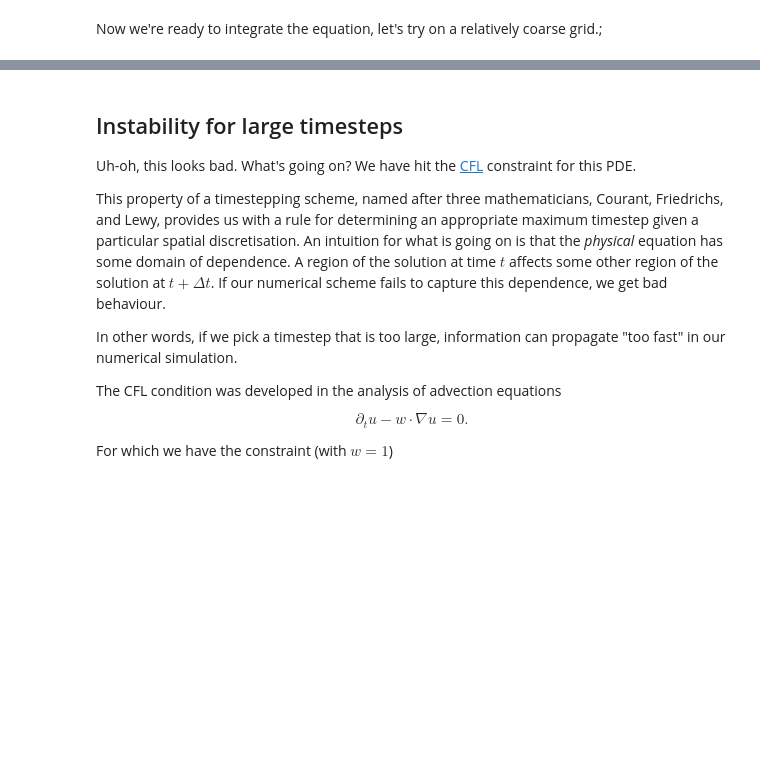
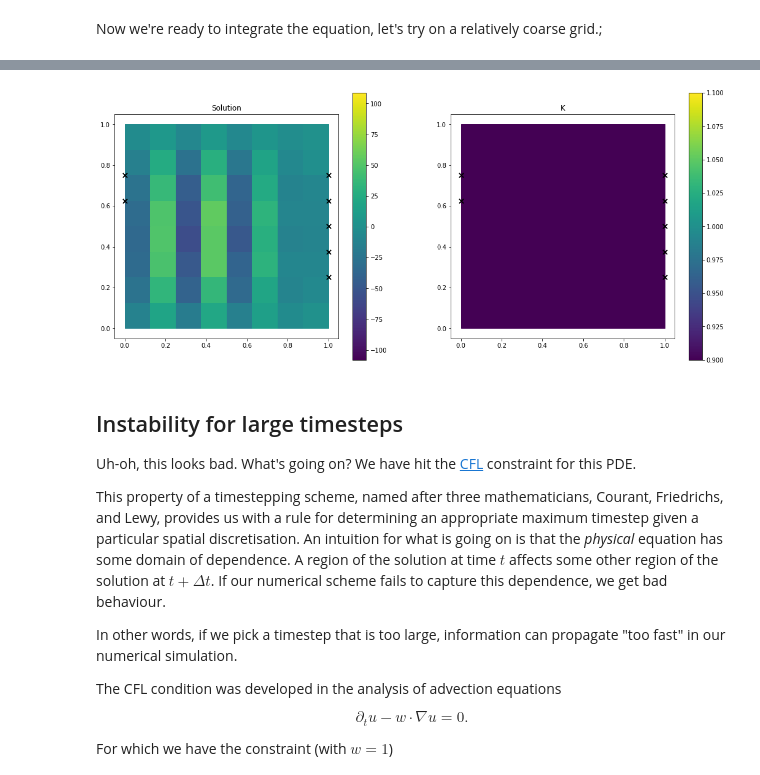
Before and after one commit to wenceorg/comp4187, a Jupyter notebook: code/finite-difference-III.ipynb, the cells around one changed output, grey strips where cells are left out. Cells and saved outputs as stored; diff of their text form; code cells hidden in the pictures; blank space fills up the shorter version.

```diff
--- a/code/finite-difference-III.ipynb
+++ b/code/finite-difference-III.ipynb
@@ -188,3 +132,11 @@ grid.contourf(us[-1], levels=40);
+# %%
+dt = 0.14
+u0 = discretization.setup_initial()
+ts, us = explicit_euler(u0, dt, T=10.0)
+# %%
+geo.plot_solution(geometry=geometry, discretization=discretization, dirichlet_val=dirichlet_val, sol=us[-1], level=level)
+# %% [output]
+[figure, added]
 # %% [markdown]
 ## Instability for large timesteps
 
```
Also changed, not shown: parts of 47 cells of this notebook, 4 other files.
